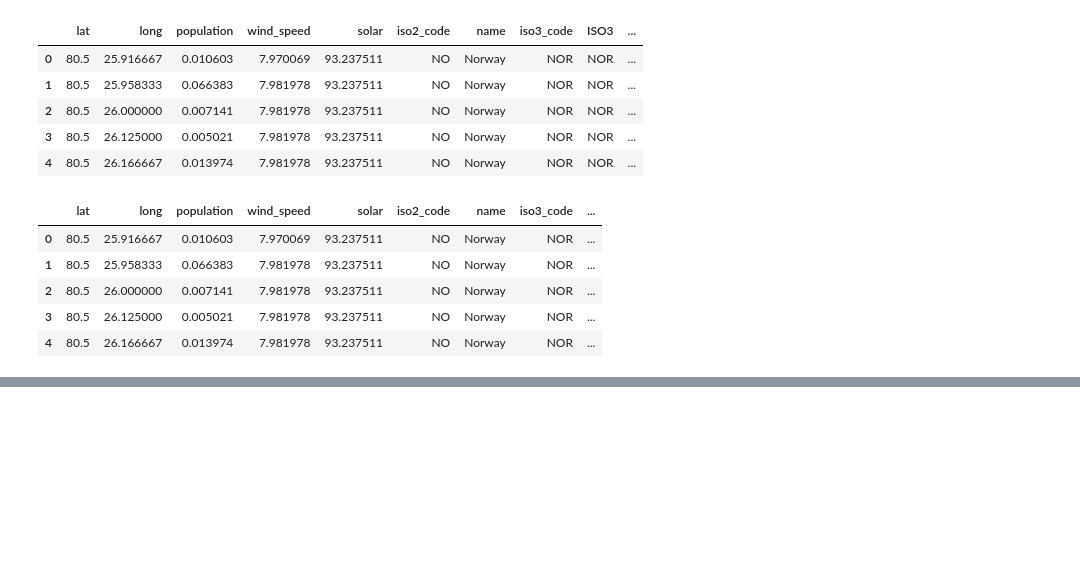
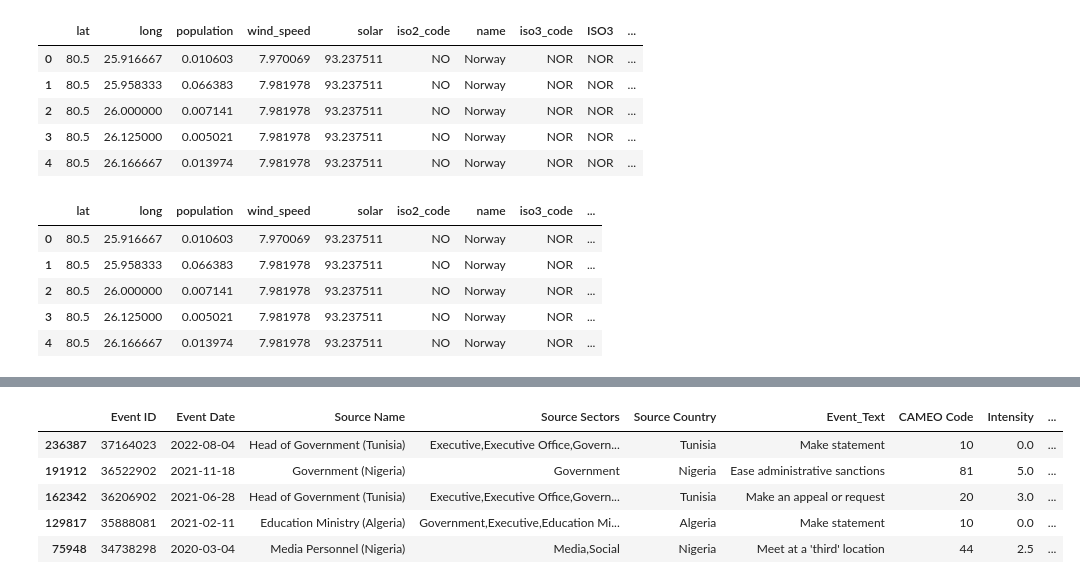
Before and after one commit to ITWSDataScience/Group3_Fall2022, a Jupyter notebook: models/data/merge.ipynb, the cells around one changed output, grey strips where cells are left out. Drawn from its saved outputs; the diff is of its cells as text; code cells hidden in the pictures; blank space fills up the shorter version.

```diff
--- a/models/data/merge.ipynb
+++ b/models/data/merge.ipynb
@@ -358,0 +415,9 @@ merged_grid.to_csv('models/data/merged_dataset.csv', index=False)
+# %%
+con.sample(5)
+# %% [output]
+|  | Event ID | Event Date | Source Name | Source Sectors | Source Country | Event_Text | CAMEO Code | Intensity | ... |
+| 236387 | 37164023 | 2022-08-04 | Head of Government (Tunisia) | Executive,Executive Office,Govern... | Tunisia | Make statement | 10 | 0.0 | ... |
+| 191912 | 36522902 | 2021-11-18 | Government (Nigeria) | Government | Nigeria | Ease administrative sanctions | 81 | 5.0 | ... |
+| 162342 | 36206902 | 2021-06-28 | Head of Government (Tunisia) | Executive,Executive Office,Govern... | Tunisia | Make an appeal or request | 20 | 3.0 | ... |
+| 129817 | 35888081 | 2021-02-11 | Education Ministry (Algeria) | Government,Executive,Education Mi... | Algeria | Make statement | 10 | 0.0 | ... |
+| 75948 | 34738298 | 2020-03-04 | Media Personnel (Nigeria) | Media,Social | Nigeria | Meet at a 'third' location | 44 | 2.5 | ... |
```
Also changed, not shown: parts of 24 cells of this notebook, 3 other files.
